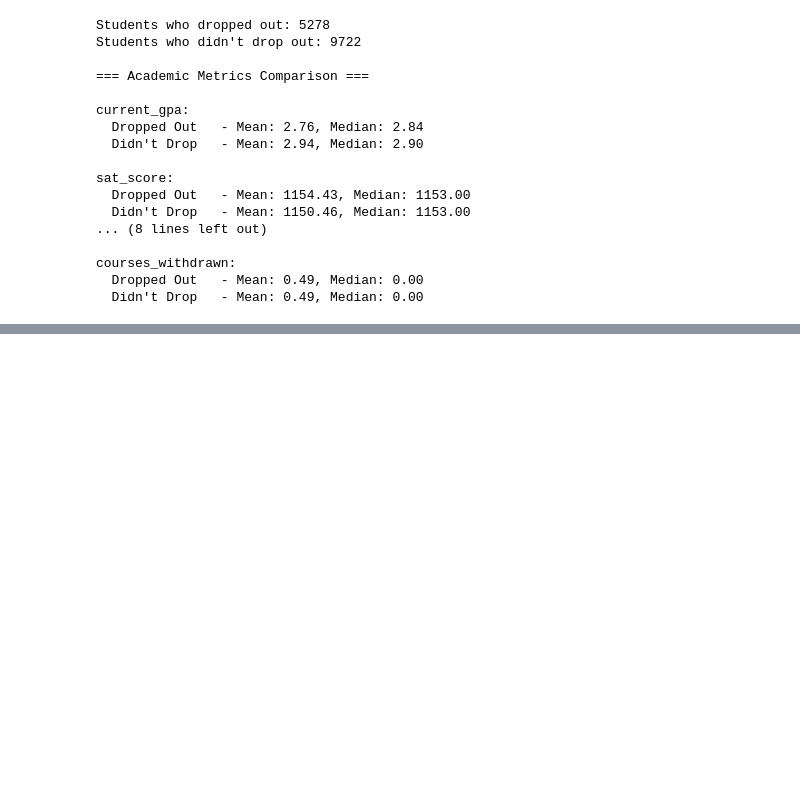
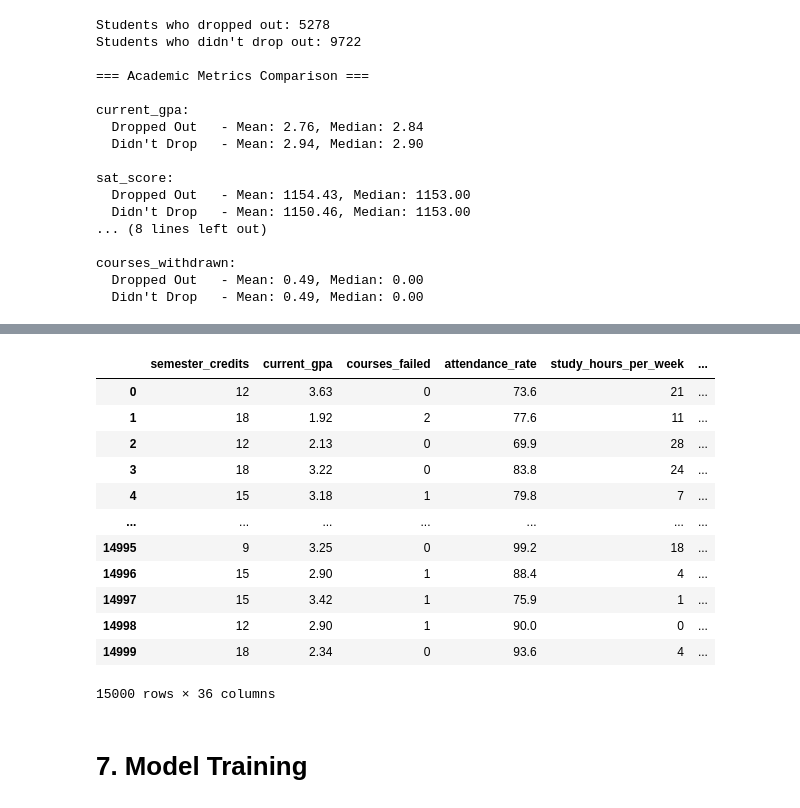
Before and after one commit to RaturiAR7/datascience_handson, a Jupyter notebook: INT_172_AnshulRaturi.ipynb, the cells around one changed output, grey strips where cells are left out. Drawn from its saved outputs; the diff is of its cells as text; code cells hidden in the pictures; blank space fills up the shorter version.

```diff
--- a/INT_172_AnshulRaturi.ipynb
+++ b/INT_172_AnshulRaturi.ipynb
@@ -245 +384,8 @@ Passing `palette` without assigning `hue` is deprecated and will be removed in v
+# %%
+## Deal with Outliers
+# Cap Study Hours at 40 (anyone above 40 becomes 40)
+df['study_hours_per_week'] = df['study_hours_per_week'].clip(upper=40)
+
+# Cap Work Hours at 40
+df['work_hours_per_week'] = df['work_hours_per_week'].clip(upper=40)
 # %% [markdown]
@@ -672,0 +462,21 @@ ModuleNotFoundError: No module named 'sklearn'
+# %%
+# 1. Select only the significant columns (plus your categorical ones)
+significant_numeric = ['semester_credits', 'current_gpa', 'courses_failed',
+                       'attendance_rate', 'study_hours_per_week', 'work_hours_per_week',
+                       'gpa_trend', 'work_to_study_ratio', 'academic_friction']
+
+# Get categorical columns (excluding student_id and target)
+categorical_cols = df.select_dtypes(include=['object']).columns.tolist()
+if 'student_id' in categorical_cols: categorical_cols.remove('student_id')
+if 'dropped_out' in categorical_cols: categorical_cols.remove('dropped_out')
+
+# 2. Combine and Encode
+X = pd.get_dummies(df[significant_numeric + categorical_cols], drop_first=True)
+y = df['target'] # This is our 0 and 1 dropout label
+
+# 3. Split the data
+from sklearn.model_selection import train_test_split
+X_train, X_test, y_train, y_test = train_test_split(X, y, test_size=0.2, random_state=42, stratify=y)
+
+print(f"Training set size: {X_train.shape}")
+print(f"Testing set size: {X_test.shape}")
@@ -672,0 +488,18 @@ ModuleNotFoundError: No module named 'sklearn'
+# %%
+X
+# %% [output]
+|  | semester_credits | current_gpa | courses_failed | attendance_rate | study_hours_per_week | ... |
+| 0 | 12 | 3.63 | 0 | 73.6 | 21 | ... |
+| 1 | 18 | 1.92 | 2 | 77.6 | 11 | ... |
+| 2 | 12 | 2.13 | 0 | 69.9 | 28 | ... |
+| 3 | 18 | 3.22 | 0 | 83.8 | 24 | ... |
+| 4 | 15 | 3.18 | 1 | 79.8 | 7 | ... |
+| ... | ... | ... | ... | ... | ... | ... |
+| 14995 | 9 | 3.25 | 0 | 99.2 | 18 | ... |
+| 14996 | 15 | 2.90 | 1 | 88.4 | 4 | ... |
+| 14997 | 15 | 3.42 | 1 | 75.9 | 1 | ... |
+| 14998 | 12 | 2.90 | 1 | 90.0 | 0 | ... |
+| 14999 | 18 | 2.34 | 0 | 93.6 | 4 | ... |
+15000 rows × 36 columns
+# %% [markdown]
+# 7. Model Training
```
Also changed, not shown: parts of 27 cells of this notebook, 1 other file.
